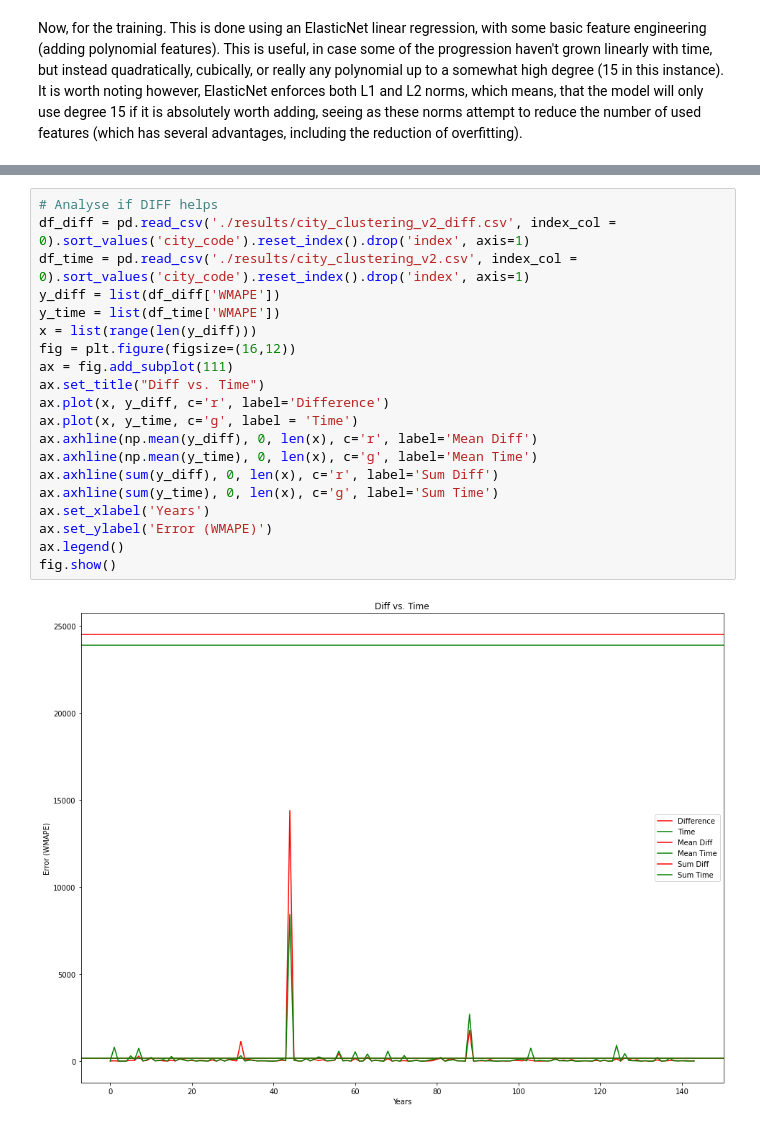
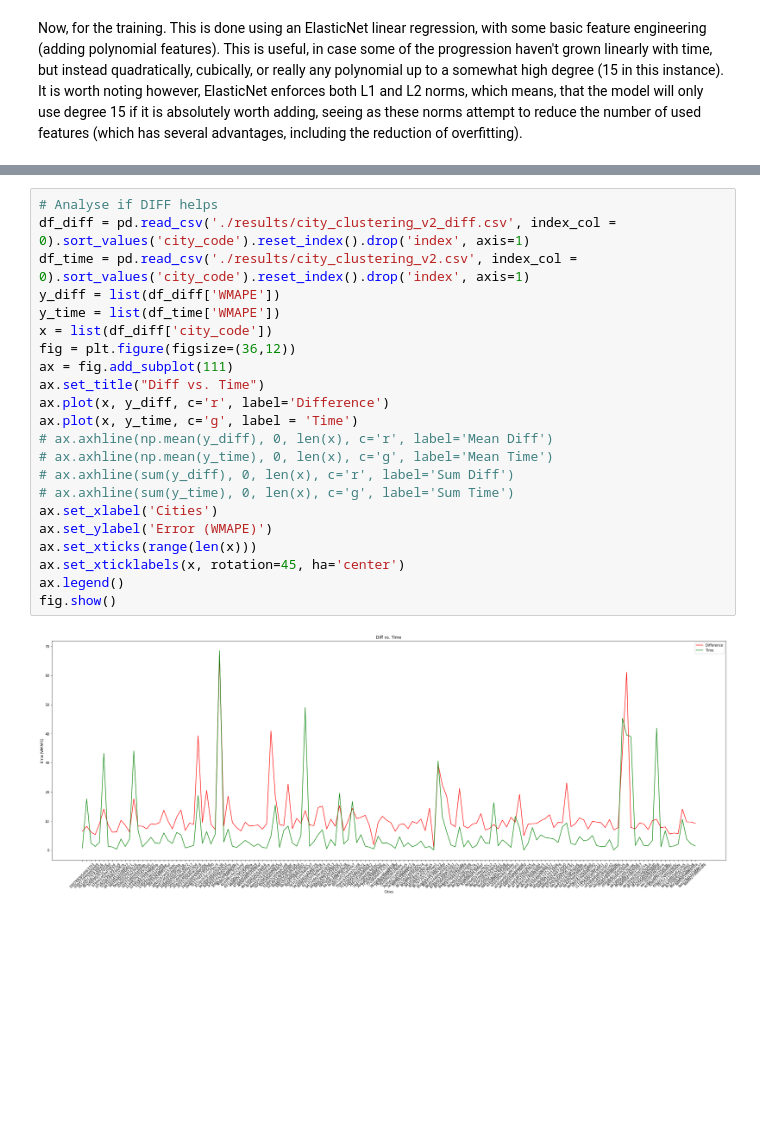
Before and after one commit to CEDipEngineering/BainStrategicChallenge, a Jupyter notebook: city_clustering_v2.ipynb, the cells around one changed output, grey strips where cells are left out. Cells and saved outputs as stored; diff of their text form; blank space fills up the shorter version.

```diff
--- a/city_clustering_v2.ipynb
+++ b/city_clustering_v2.ipynb
@@ -376,22 +379,24 @@ Example analysis for random city: 4de42e351006a2ae
 # %%
 # Analyse if DIFF helps
 df_diff = pd.read_csv('./results/city_clustering_v2_diff.csv', index_col = 0).sort_values('city_code').reset_index().drop('index', axis=1)
 df_time = pd.read_csv('./results/city_clustering_v2.csv', index_col = 0).sort_values('city_code').reset_index().drop('index', axis=1)
 y_diff = list(df_diff['WMAPE'])
 y_time = list(df_time['WMAPE'])
-x = list(range(len(y_diff)))
-fig = plt.figure(figsize=(16,12))
+x = list(df_diff['city_code'])
+fig = plt.figure(figsize=(36,12))
 ax = fig.add_subplot(111)
 ax.set_title("Diff vs. Time")
 ax.plot(x, y_diff, c='r', label='Difference')
 ax.plot(x, y_time, c='g', label = 'Time')
-ax.axhline(np.mean(y_diff), 0, len(x), c='r', label='Mean Diff')
-ax.axhline(np.mean(y_time), 0, len(x), c='g', label='Mean Time')
-ax.axhline(sum(y_diff), 0, len(x), c='r', label='Sum Diff')
-ax.axhline(sum(y_time), 0, len(x), c='g', label='Sum Time')
-ax.set_xlabel('Years')
+# ax.axhline(np.mean(y_diff), 0, len(x), c='r', label='Mean Diff')
+# ax.axhline(np.mean(y_time), 0, len(x), c='g', label='Mean Time')
+# ax.axhline(sum(y_diff), 0, len(x), c='r', label='Sum Diff')
+# ax.axhline(sum(y_time), 0, len(x), c='g', label='Sum Time')
+ax.set_xlabel('Cities')
 ax.set_ylabel('Error (WMAPE)')
+ax.set_xticks(range(len(x)))
+ax.set_xticklabels(x, rotation=45, ha='center')
 ax.legend()
 fig.show()
 # %% [output]
-[figure, old version]
+[figure, new version]
```
Also changed, not shown: parts of 5 cells of this notebook, 3 other files.
